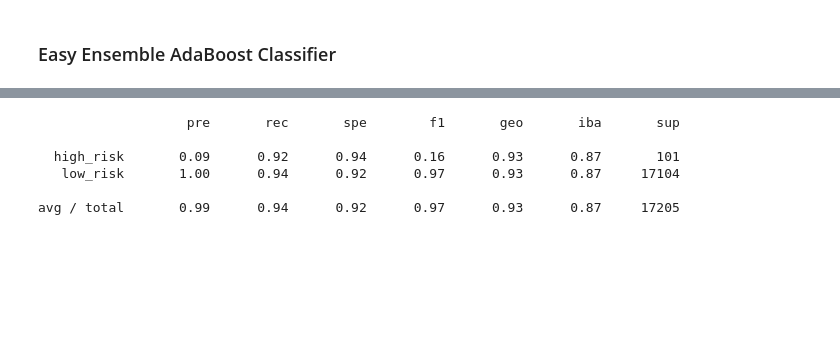
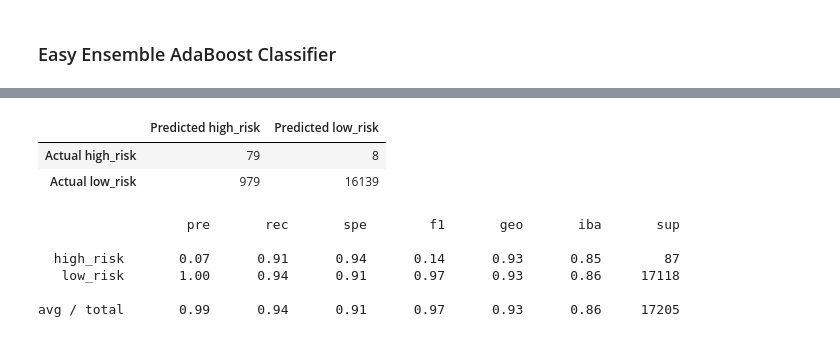
Before and after one commit to phanafin/Credit_Risk_Analysis, a Jupyter notebook: Module-17-Challenge-Resources/credit_risk_ensemble.ipynb, the cells around one changed output, grey strips where cells are left out. Drawn from its saved outputs; the diff is of its cells as text; code cells hidden in the pictures; blank space fills up the shorter version.

Commit message:
completed ensemble

```diff
--- a/Module-17-Challenge-Resources/credit_risk_ensemble.ipynb
+++ b/Module-17-Challenge-Resources/credit_risk_ensemble.ipynb
@@ -197,0 +195,5 @@ EasyEnsembleClassifier(n_estimators=100, random_state=1)
+# %%
+# Train the EasyEnsembleClassifier
+from imblearn.ensemble import EasyEnsembleClassifier
+eec = EasyEnsembleClassifier(n_estimators=100, random_state=1)
+eec.fit(X_train, y_train)
@@ -198,4 +202,5 @@ EasyEnsembleClassifier(n_estimators=100, random_state=1)
 # %%
 # Calculated the balanced accuracy score
-# YOUR CODE HERE
+y_pred = eec.predict(X_test)
+balanced_accuracy_score(y_test, y_pred)
 # %% [output]
@@ -209,10 +208,19 @@ array([[   93,     8],
+# %%
+# Display the confusion matrix
+cm = confusion_matrix(y_test, y_pred)
+cm_df = pd.DataFrame(cm, index=["Actual high_risk", "Actual low_risk"], columns=['Predicted high_risk', 'Predicted low_risk'])
+cm_df
+# %% [output]
+|  | Predicted high_risk | Predicted low_risk |
+| Actual high_risk | 79 | 8 |
+| Actual low_risk | 979 | 16139 |
 # %%
 # Print the imbalanced classification report
-# YOUR CODE HERE
+print(classification_report_imbalanced(y_test, y_pred))
 # %% [output]
                    pre       rec       spe        f1       geo       iba       sup
 
-  high_risk       0.09      0.92      0.94      0.16      0.93      0.87       101
-   low_risk       1.00      0.94      0.92      0.97      0.93      0.87     17104
+  high_risk       0.07      0.91      0.94      0.14      0.93      0.85        87
+   low_risk       1.00      0.94      0.91      0.97      0.93      0.86     17118
 
-avg / total       0.99      0.94      0.92      0.97      0.93      0.87     17205
+avg / total       0.99      0.94      0.91      0.97      0.93      0.86     17205
```
Also changed, not shown: parts of 6 cells of this notebook.
